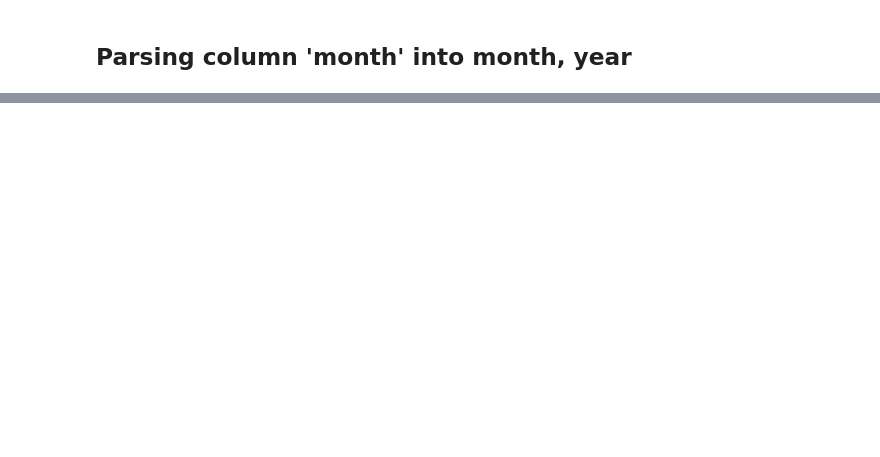
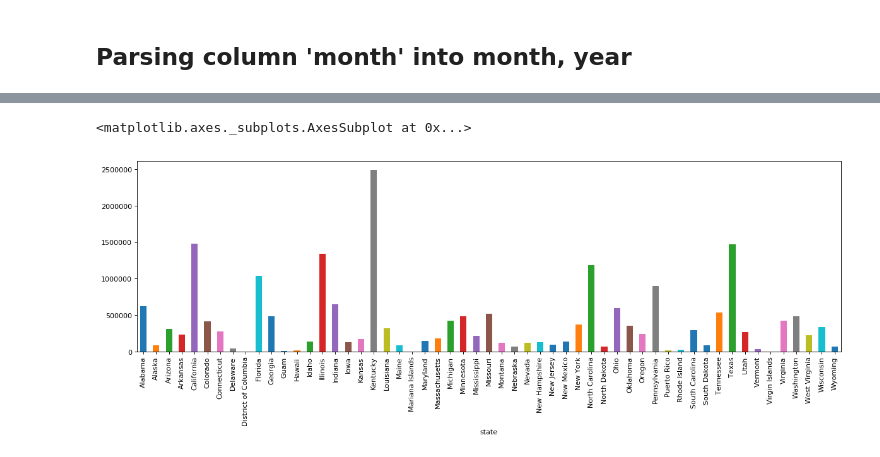
Before and after one commit to Cng000/Gun-violence-analysis, a Jupyter notebook: nic-firearm-background-check-ETL.ipynb, the cells around one changed output, grey strips where cells are left out. Saved outputs shown, nothing was run; the diff lists cells and outputs as text; code cells hidden in the pictures; blank space fills up the shorter version.

```diff
--- a/nic-firearm-background-check-ETL.ipynb
+++ b/nic-firearm-background-check-ETL.ipynb
@@ -52,0 +220,8 @@ print(df.head(5))
+# %%
+fig=plt.figure(figsize=(18, 5), dpi= 80, facecolor='w', edgecolor='k')
+df['year'] = pd.to_datetime(df['year'])
+ds= df[df['year'].dt.year == 2014]
+ds.groupby(['state'])["totals"].apply(lambda x : x.astype(int).sum()).plot( kind="bar")
+# %% [output]
+<matplotlib.axes._subplots.AxesSubplot at 0x...>
+[figure, added]
```
Also changed, not shown: parts of 19 cells of this notebook.
